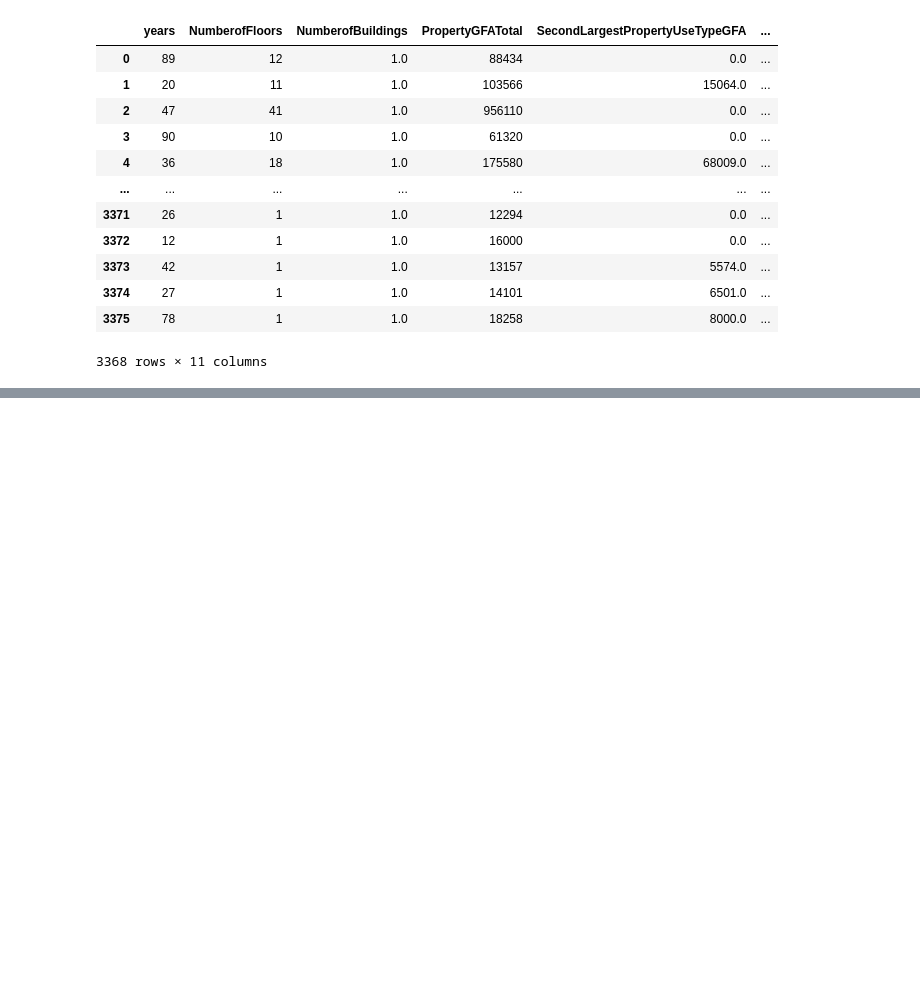
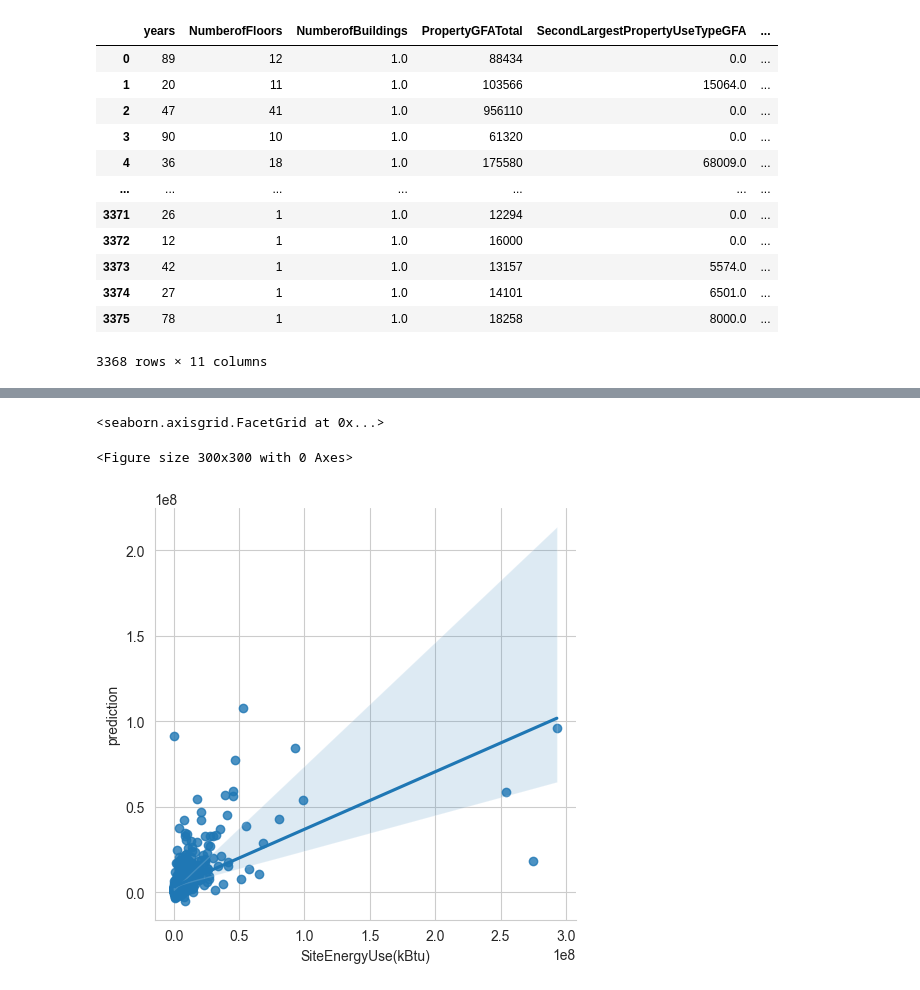
Before and after one commit to Florian-BOUDON/Projet-4, a Jupyter notebook: notebooks/Notebook_P4.ipynb, the cells around one changed output, grey strips where cells are left out. Drawn from its saved outputs; the diff is of its cells as text; code cells hidden in the pictures; blank space fills up the shorter version.

```diff
--- a/notebooks/Notebook_P4.ipynb
+++ b/notebooks/Notebook_P4.ipynb
@@ -720,0 +742,3 @@ df_float
+# %%
+pred=pd.DataFrame(pred,columns=["prediction"])
+pred
@@ -720,0 +759,3 @@ df_float
+# %%
+y=pd.DataFrame(y_test).reset_index()
+y
@@ -720,0 +776,5 @@ df_float
+# %%
+pred = pd.concat([y["SiteEnergyUse(kBtu)"],pred],axis=1)
+# %%
+pred["residus"]=pred["SiteEnergyUse(kBtu)"]-pred["prediction"]
+pred
@@ -720,0 +795,7 @@ df_float
+# %%
+plt.figure(figsize = (3,3))
+sns.lmplot(data=pred, x="SiteEnergyUse(kBtu)", y="prediction")
+# %% [output]
+<seaborn.axisgrid.FacetGrid at 0x...>
+<Figure size 300x300 with 0 Axes>
+[figure, added]
```
Also changed, not shown: parts of 11 cells of this notebook.
